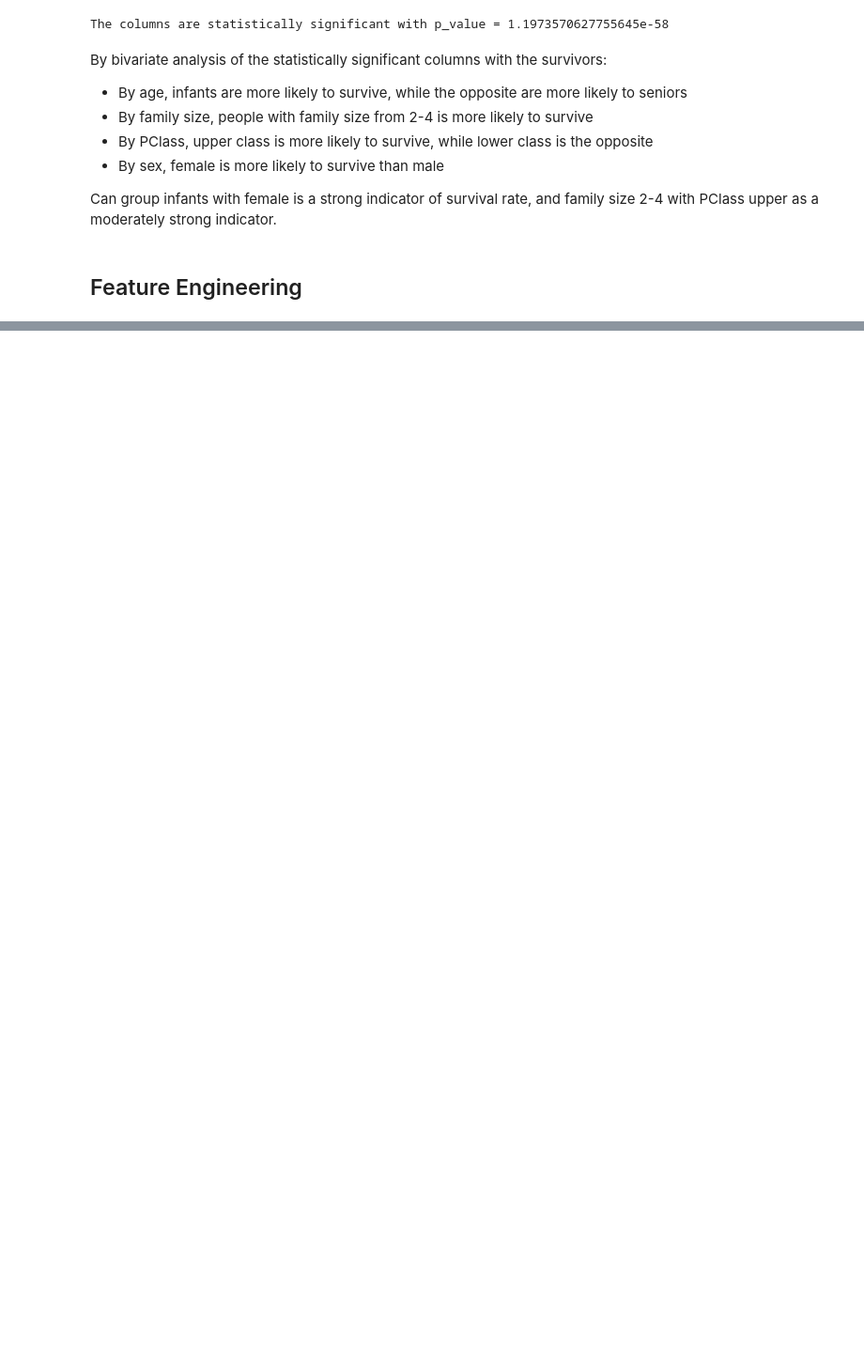
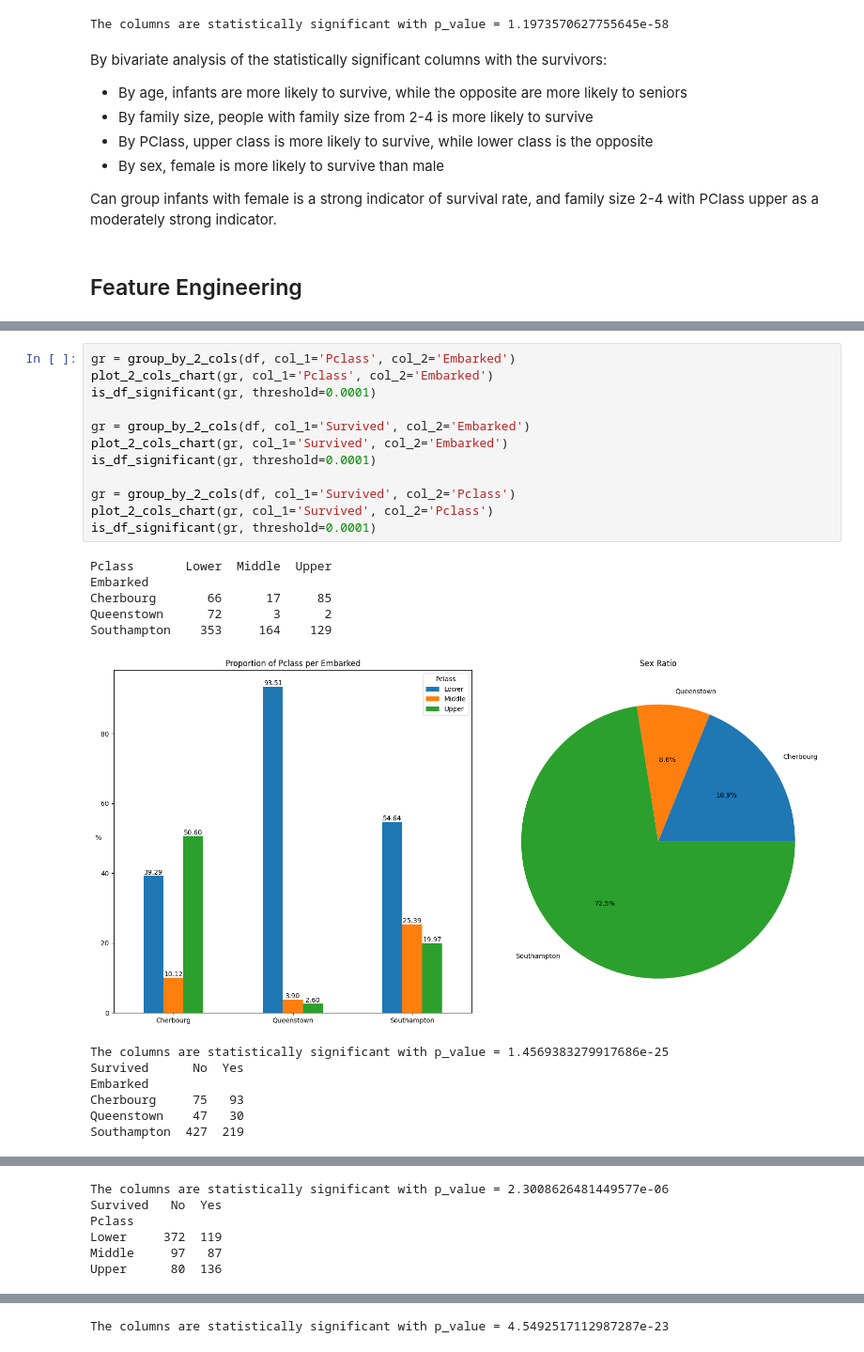
Before and after one commit to hvtruong/Kaggle_projects, a Jupyter notebook: titanic/src/notebooks/model.ipynb, the cells around one changed output, grey strips where cells are left out. Shown at 94% size. Drawn from its saved outputs; the diff is of its cells as text; blank space fills up the shorter version.

```diff
--- a/titanic/src/notebooks/model.ipynb
+++ b/titanic/src/notebooks/model.ipynb
@@ -302,0 +396,25 @@ df.to_csv('titanic_analysis_cleaned.csv', index=False)
+# %%
+gr = group_by_2_cols(df, col_1='Pclass', col_2='Embarked')
+plot_2_cols_chart(gr, col_1='Pclass', col_2='Embarked')
+is_df_significant(gr, threshold=0.0001)
+
+gr = group_by_2_cols(df, col_1='Survived', col_2='Embarked')
+plot_2_cols_chart(gr, col_1='Survived', col_2='Embarked')
+is_df_significant(gr, threshold=0.0001)
+
+gr = group_by_2_cols(df, col_1='Survived', col_2='Pclass')
+plot_2_cols_chart(gr, col_1='Survived', col_2='Pclass')
+is_df_significant(gr, threshold=0.0001)
+# %% [output]
+Pclass       Lower  Middle  Upper
+Embarked
+Cherbourg       66      17     85
+Queenstown      72       3      2
+Southampton    353     164    129
+[figure, added]
+The columns are statistically significant with p_value = 1.4569383279917686e-25
+Survived      No  Yes
+Embarked
+Cherbourg     75   93
+Queenstown    47   30
+Southampton  427  219
@@ -302,0 +422,6 @@ df.to_csv('titanic_analysis_cleaned.csv', index=False)
+The columns are statistically significant with p_value = 2.3008626481449577e-06
+Survived   No  Yes
+Pclass
+Lower     372  119
+Middle     97   87
+Upper      80  136
@@ -302,0 +429 @@ df.to_csv('titanic_analysis_cleaned.csv', index=False)
+The columns are statistically significant with p_value = 4.5492517112987287e-23
```
Also changed, not shown: parts of 39 cells of this notebook, 5 other files.
